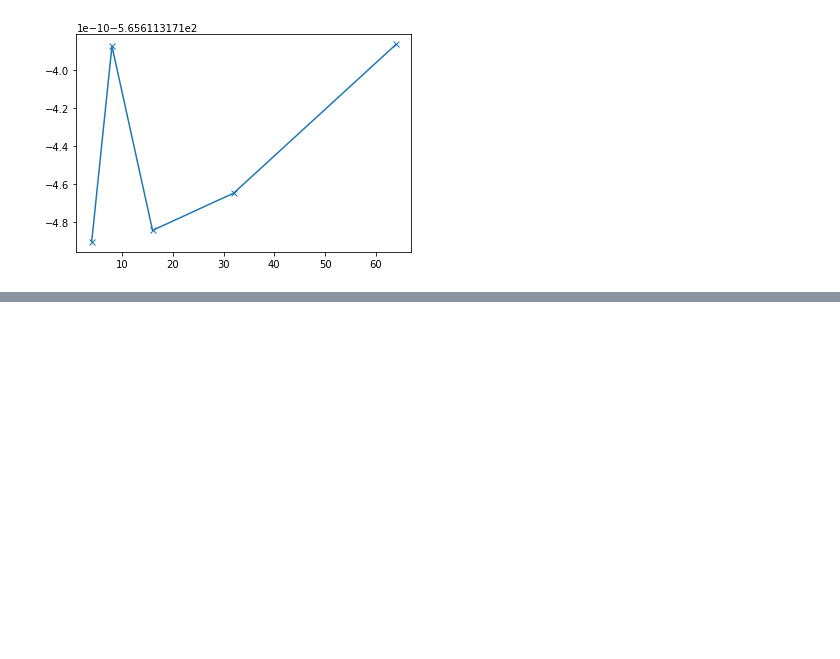
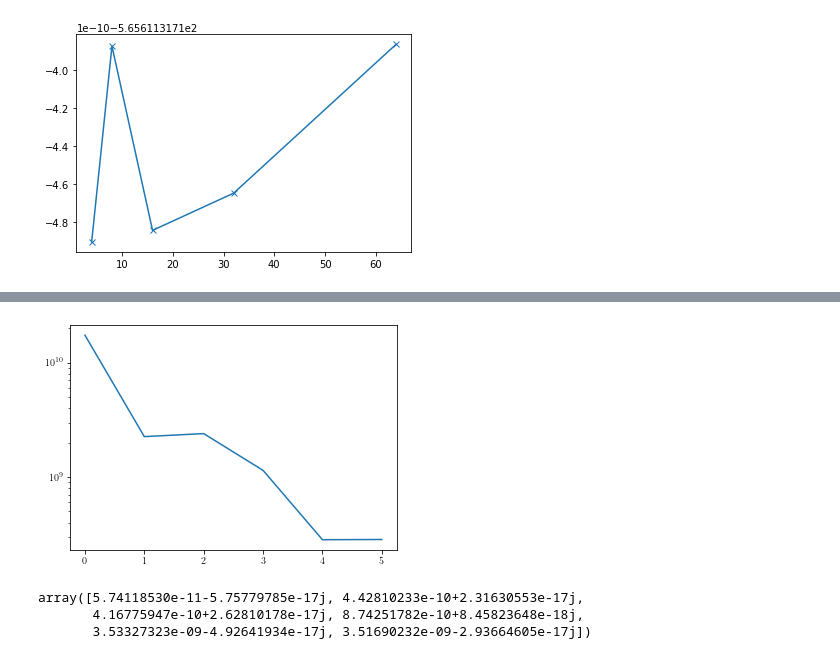
Before and after one commit to Progklui/rotor_lattice_models, a Jupyter notebook: numerics_verification.ipynb, the cells around one changed output, grey strips where cells are left out. Cells and saved outputs as stored; diff of their text form; code cells hidden in the pictures; blank space fills up the shorter version.

```diff
--- a/numerics_verification.ipynb
+++ b/numerics_verification.ipynb
@@ -238,0 +403,11 @@ max_psi = np.max(np.array([np.abs(psi_fo)**2,np.abs(psi_fdv)**2,np.abs(psi_fdh)*
+# %%
+plt.plot(1/(E_size_qx_fdv_arr-E_size_q0_fdv_arr).real)
+plt.yscale('log')
+# %% [output]
+[figure, added]
+# %%
+E_size_qx_fdv_arr-E_size_q0_fdv_arr
+# %% [output]
+array([5.74118530e-11-5.75779785e-17j, 4.42810233e-10+2.31630553e-17j,
+       4.16775947e-10+2.62810178e-17j, 8.74251782e-10+8.45823648e-18j,
+       3.53327323e-09-4.92641934e-17j, 3.51690232e-09-2.93664605e-17j])
```
Also changed, not shown: parts of 7 cells of this notebook.
